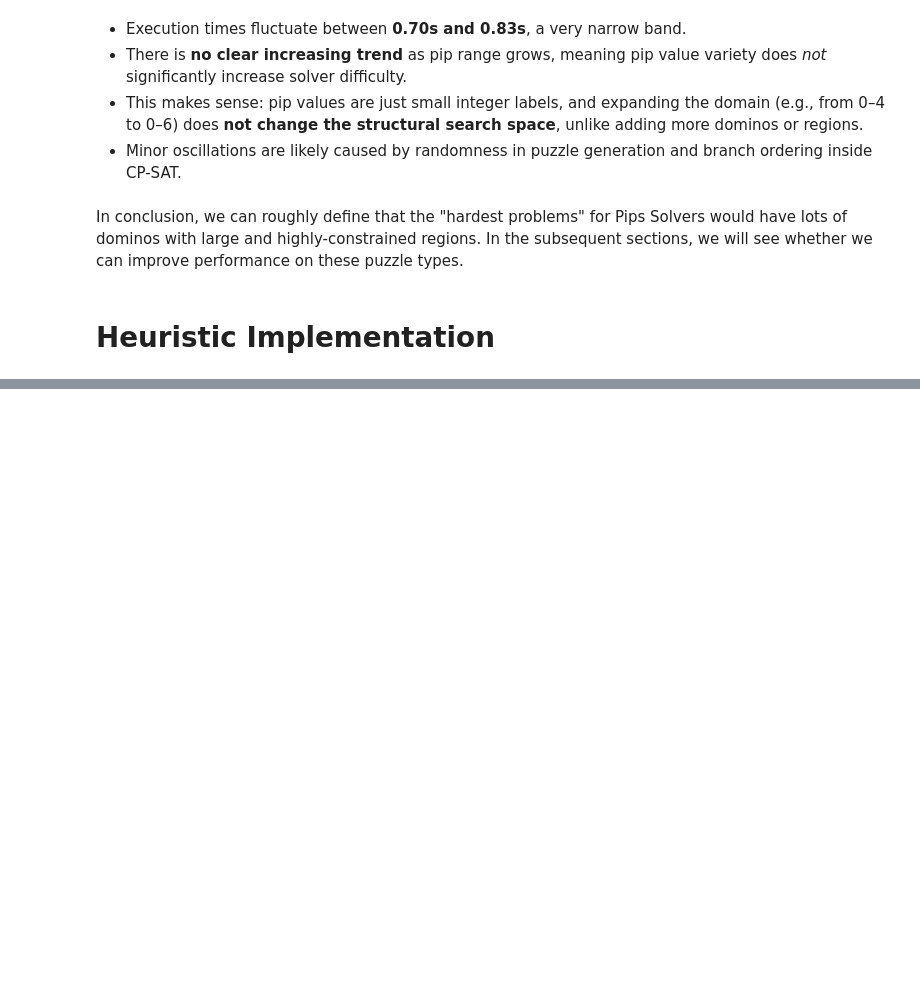
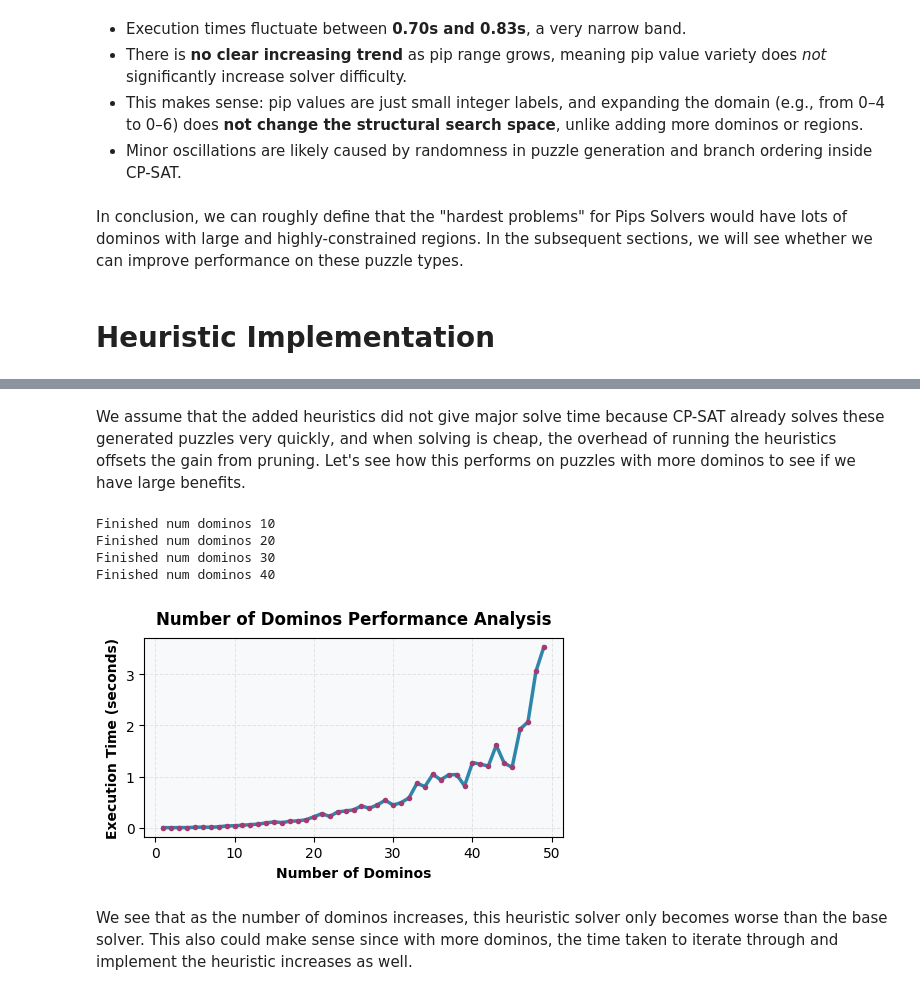
Before and after one commit to joshchen984/pips-solver, a Jupyter notebook: PipsSolver.ipynb, the cells around one changed output, grey strips where cells are left out. Cells and saved outputs as stored; diff of their text form; code cells hidden in the pictures; blank space fills up the shorter version.

Commit message:
Add Heuristic Impl
Heuristic didn't help oops

```diff
--- a/PipsSolver.ipynb
+++ b/PipsSolver.ipynb
@@ -672,0 +921,42 @@ In conclusion, we can roughly define that the "hardest problems" for Pips Solver
+# %% [markdown]
+We assume that the added heuristics did not give major solve time because CP-SAT already solves these generated puzzles very quickly, and when solving is cheap, the overhead of running the heuristics offsets the gain from pruning. Let's see how this performs on puzzles with more dominos to see if we have large benefits.
+# %%
+# Testing number of dominos
+import time
+from create_puzzle import encode
+n_domino_times = []
+for n_dominos in range(1, 50):
+    puzzle = encode(n_dominos, [1,2,3,4,5])
+    n, board, constraints, dominos = parse_pips_puzzle_string(puzzle)
+    start = time.perf_counter()
+    sol, solver = solve_pips_equality(n, board, constraints, dominos)
+    elapsed = time.perf_counter() - start
+    n_domino_times.append(elapsed)
+    if n_dominos % 10 == 0:
+        print(f"Finished num dominos {n_dominos}")
+# %% [output]
+Finished num dominos 10
+Finished num dominos 20
+Finished num dominos 30
+Finished num dominos 40
+# %%
+plt.figure(figsize=(5, 3))
+plt.plot(range(1, 50), n_domino_times, linewidth=2.5, color='#2E86AB', marker='o',
+         markersize=4, markerfacecolor='#A23B72', markeredgewidth=0)
+
+plt.xlabel('Number of Dominos', fontsize=10, fontweight='bold')
+plt.ylabel('Execution Time (seconds)', fontsize=10, fontweight='bold')
+plt.title('Number of Dominos Performance Analysis', fontsize=12, fontweight='bold', pad=10)
+
+plt.grid(True, alpha=0.3, linestyle='--', linewidth=0.7)
+plt.tight_layout()
+
+ax = plt.gca()
+ax.set_facecolor('#F8F9FA')
+plt.gcf().patch.set_facecolor('white')
+
+plt.show()
+# %% [output]
+[figure, added]
+# %% [markdown]
+We see that as the number of dominos increases, this heuristic solver only becomes worse than the base solver. This also could make sense since with more dominos, the time taken to iterate through and implement the heuristic increases as well.
```
Also changed, not shown: parts of 8 cells of this notebook.
